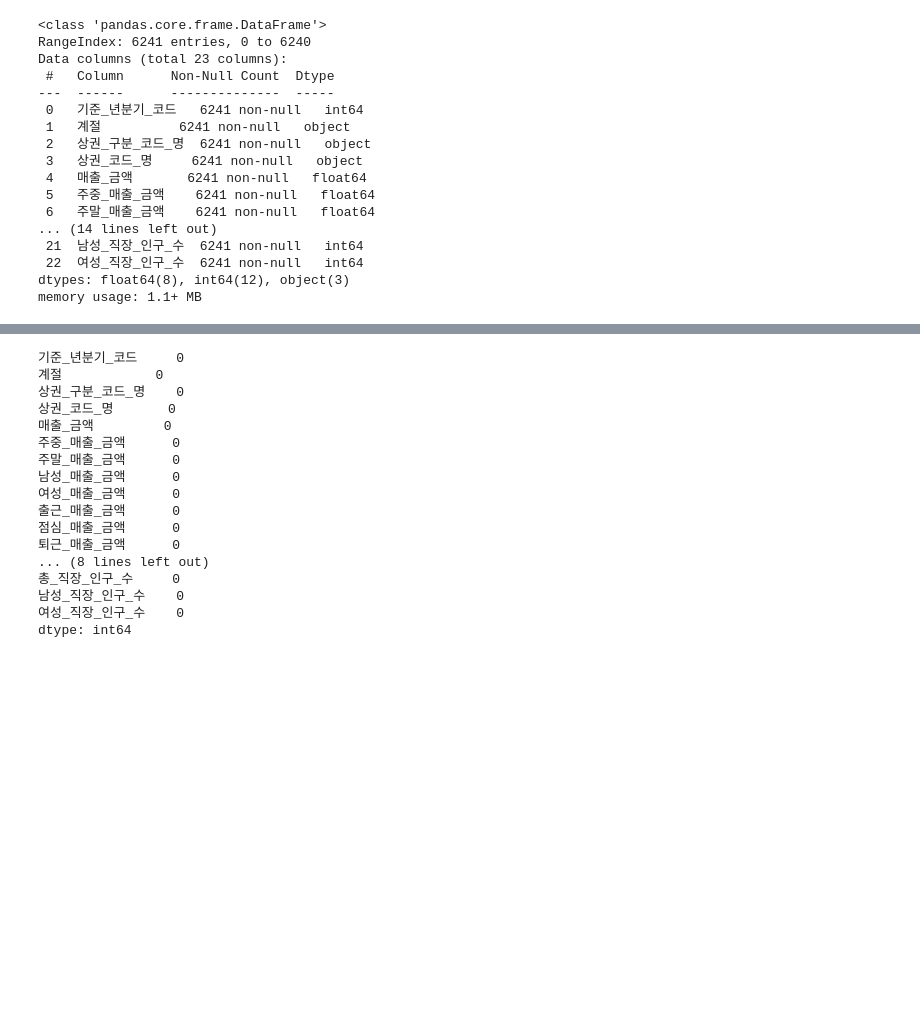
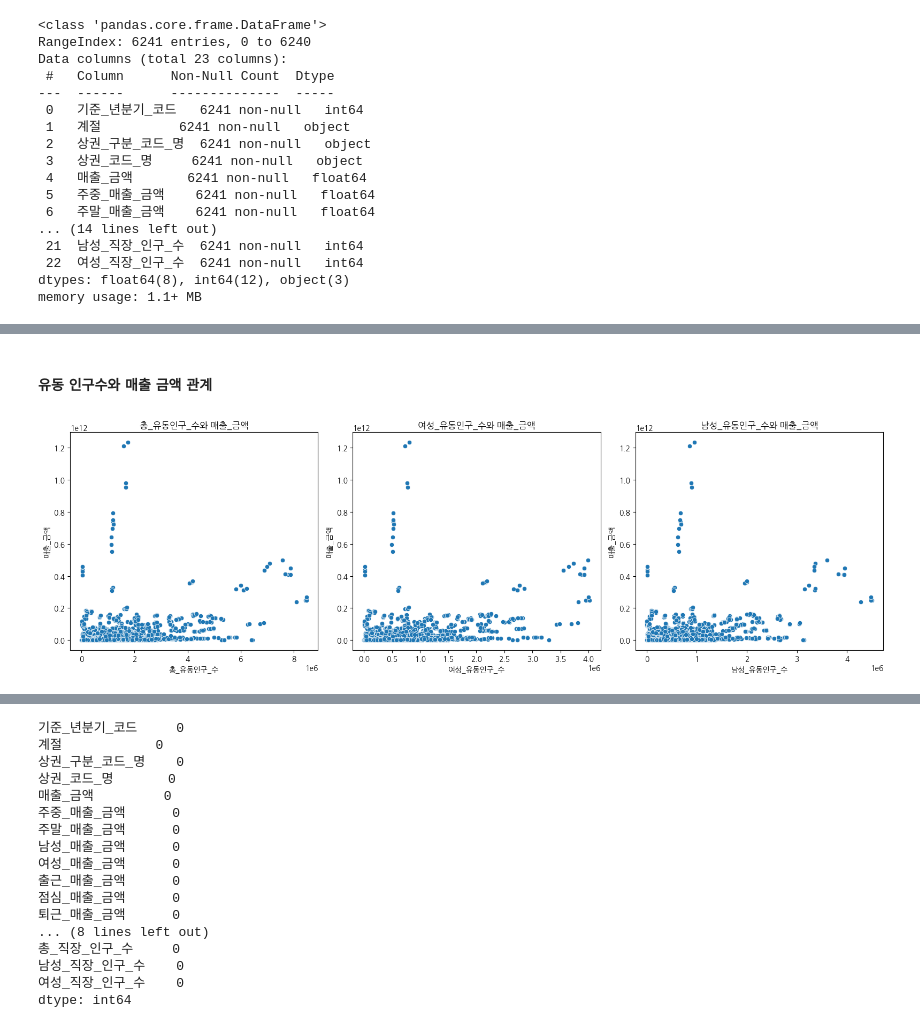
Before and after one commit to itsjulianjeong/supervised_team_project, a Jupyter notebook: notebook/seoul_month_sales_predict.ipynb, the cells around one changed output, grey strips where cells are left out. Drawn from its saved outputs; the diff is of its cells as text; code cells hidden in the pictures; blank space fills up the shorter version.

```diff
--- a/notebook/seoul_month_sales_predict.ipynb
+++ b/notebook/seoul_month_sales_predict.ipynb
@@ -507,0 +565,24 @@ memory usage: 1.1+ MB
+# %% [markdown]
+#### 유동 인구수와 매출 금액 관계
+# %%
+list_population = ["총_유동인구_수", "여성_유동인구_수", "남성_유동인구_수"]
+
+n_cols = 3
+n_rows = (len(list_population) + n_cols - 1) // n_cols
+
+fig, axes = plt.subplots(n_rows, n_cols, figsize=(16, 5 * n_rows))
+axes = axes.flatten()
+
+for i, population in enumerate(list_population):
+    sns.scatterplot(x=numeric_columns[population], y=numeric_columns["매출_금액"], ax=axes[i])
+    axes[i].set_title(f"{population}와 매출_금액")
+    axes[i].set_xlabel(population)
+    axes[i].set_ylabel("매출_금액")
+
+for j in range(i + 1, len(axes)):
+    axes[j].axis("off")
+
+plt.tight_layout()
+plt.show()
+# %% [output]
+[figure, added]
```
Also changed, not shown: parts of 36 cells of this notebook.
